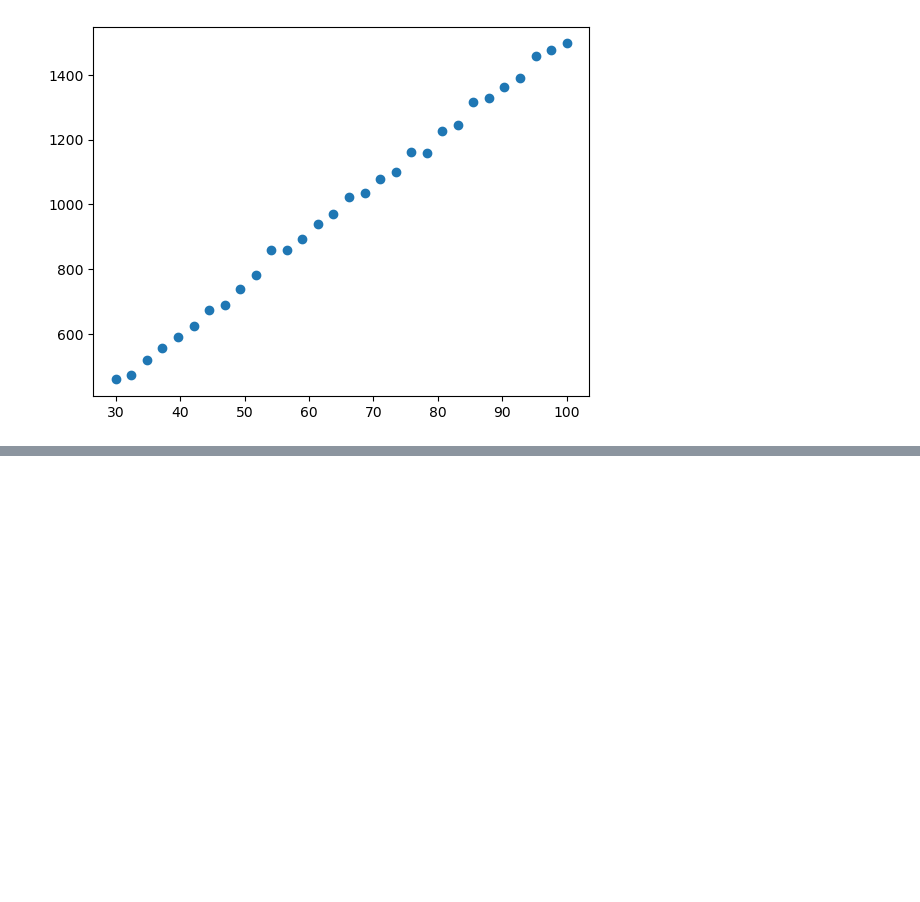
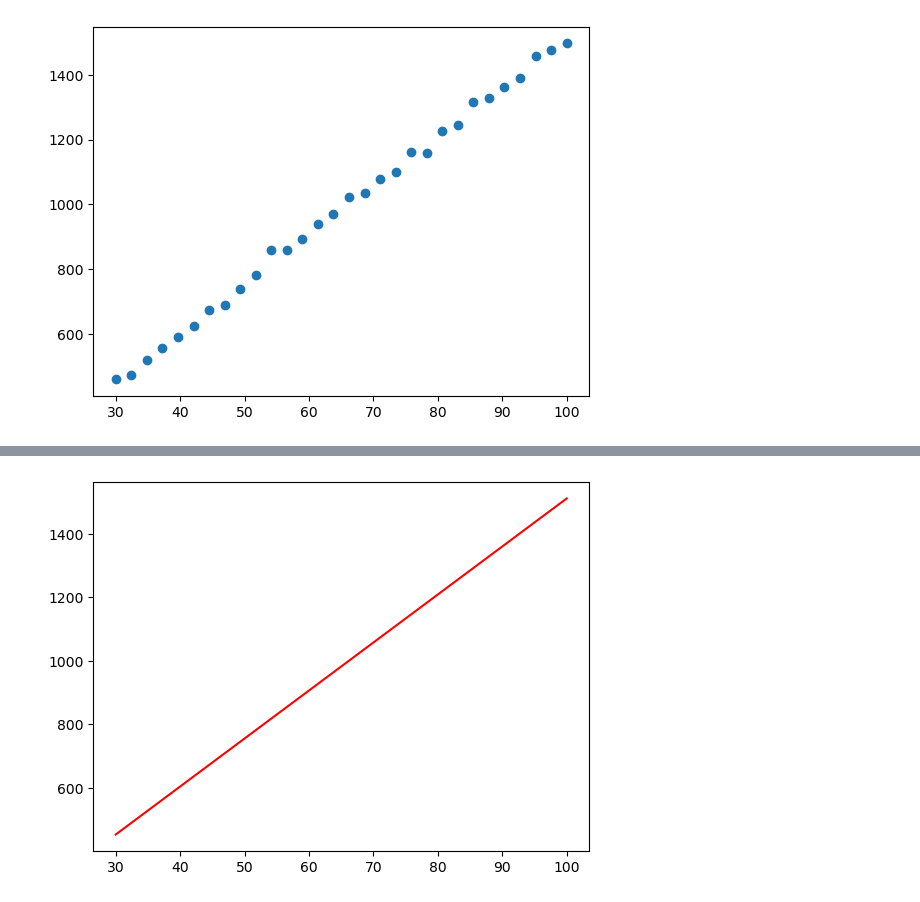
Before and after one commit to khooinguyeen/StudyAI, a Jupyter notebook: Linear Regression/draft.ipynb, the cells around one changed output, grey strips where cells are left out. Saved outputs shown, nothing was run; the diff lists cells and outputs as text; code cells hidden in the pictures; blank space fills up the shorter version.

```diff
--- a/Linear Regression/draft.ipynb
+++ b/Linear Regression/draft.ipynb
@@ -59,0 +142,3 @@ plt.show()
+# %%
+x = np.hstack((np.ones((N, 1)), x))
+print(x)
@@ -59,0 +163,3 @@ plt.show()
+# %%
+w = np.array([0.,1.]).reshape(-1, 1)
+print(w)
@@ -59,0 +169,5 @@ plt.show()
+# %%
+numOfIteration = 100
+cost = np.zeros((numOfIteration, 1))
+learning_rate = 0.000001
+print(cost)
@@ -59,0 +192,8 @@ plt.show()
+# %%
+for i in range(1, numOfIteration):
+    r = np.dot(x, w) - y
+    cost[i] = 0.5*np.sum(r*r)
+    w[0] -= learning_rate*np.sum(r)
+    # correct the shape dimension
+    w[1] -= learning_rate*np.sum(np.multiply(r, x[:, 1].reshape(-1, 1)))
+    print(cost[i])
@@ -59,0 +238,6 @@ plt.show()
+# %%
+predict = np.dot(x, w)
+plt.plot((x[0][1], x[N-1][1]),(predict[0], predict[N-1]), 'r')
+plt.show()
+# %% [output]
+[figure, added]
```
Also changed, not shown: parts of 14 cells of this notebook, 3 other files.
